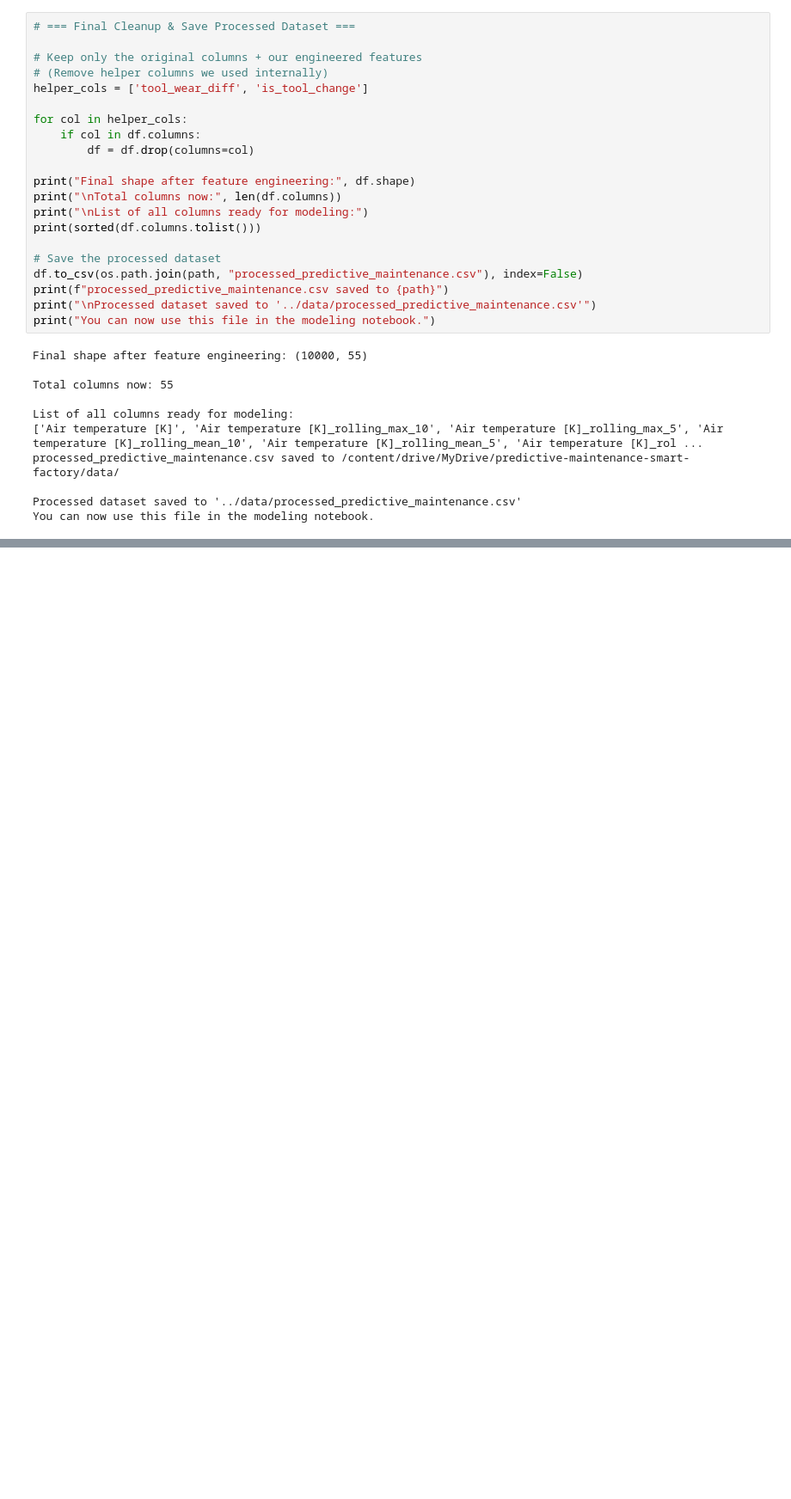
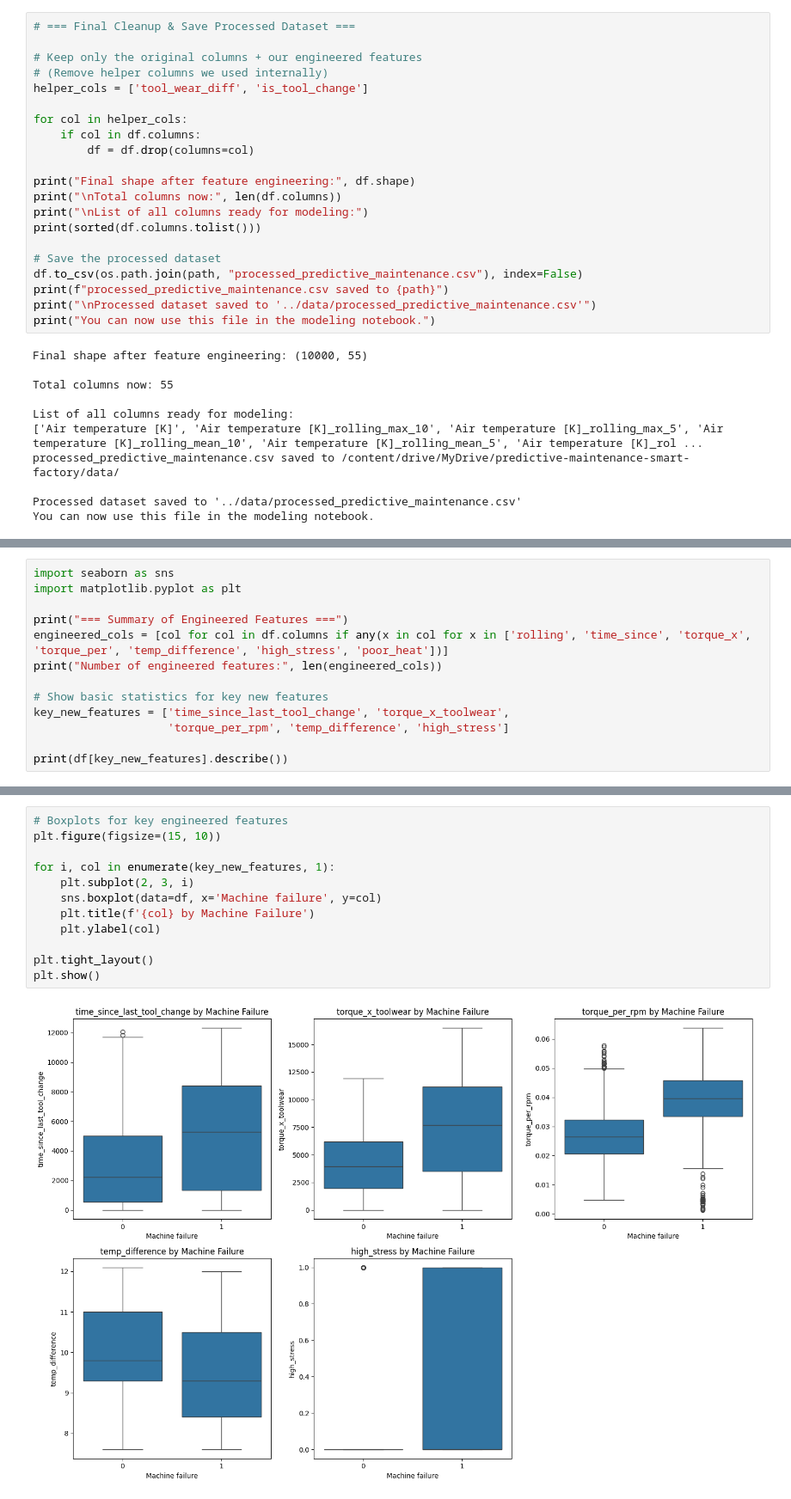
Before and after one commit to adewalelateef/predictive-maintenance-smart-factory, a Jupyter notebook: notebooks/02_feature_engineering.ipynb, the cells around one changed output, grey strips where cells are left out. Shown at 86% size. Cells and saved outputs as stored; diff of their text form; blank space fills up the shorter version.

```diff
--- a/notebooks/02_feature_engineering.ipynb
+++ b/notebooks/02_feature_engineering.ipynb
@@ -260,0 +263,13 @@ You can now use this file in the modeling notebook.
+# %%
+import seaborn as sns
+import matplotlib.pyplot as plt
+
+print("=== Summary of Engineered Features ===")
+engineered_cols = [col for col in df.columns if any(x in col for x in ['rolling', 'time_since', 'torque_x', 'torque_per', 'temp_difference', 'high_stress', 'poor_heat'])]
+print("Number of engineered features:", len(engineered_cols))
+
+# Show basic statistics for key new features
+key_new_features = ['time_since_last_tool_change', 'torque_x_toolwear',
+                    'torque_per_rpm', 'temp_difference', 'high_stress']
+
+print(df[key_new_features].describe())
@@ -260,0 +294,14 @@ You can now use this file in the modeling notebook.
+# %%
+# Boxplots for key engineered features
+plt.figure(figsize=(15, 10))
+
+for i, col in enumerate(key_new_features, 1):
+    plt.subplot(2, 3, i)
+    sns.boxplot(data=df, x='Machine failure', y=col)
+    plt.title(f'{col} by Machine Failure')
+    plt.ylabel(col)
+
+plt.tight_layout()
+plt.show()
+# %% [output]
+[figure, added]
```
Also changed, not shown: parts of 6 cells of this notebook, 3 other files.
